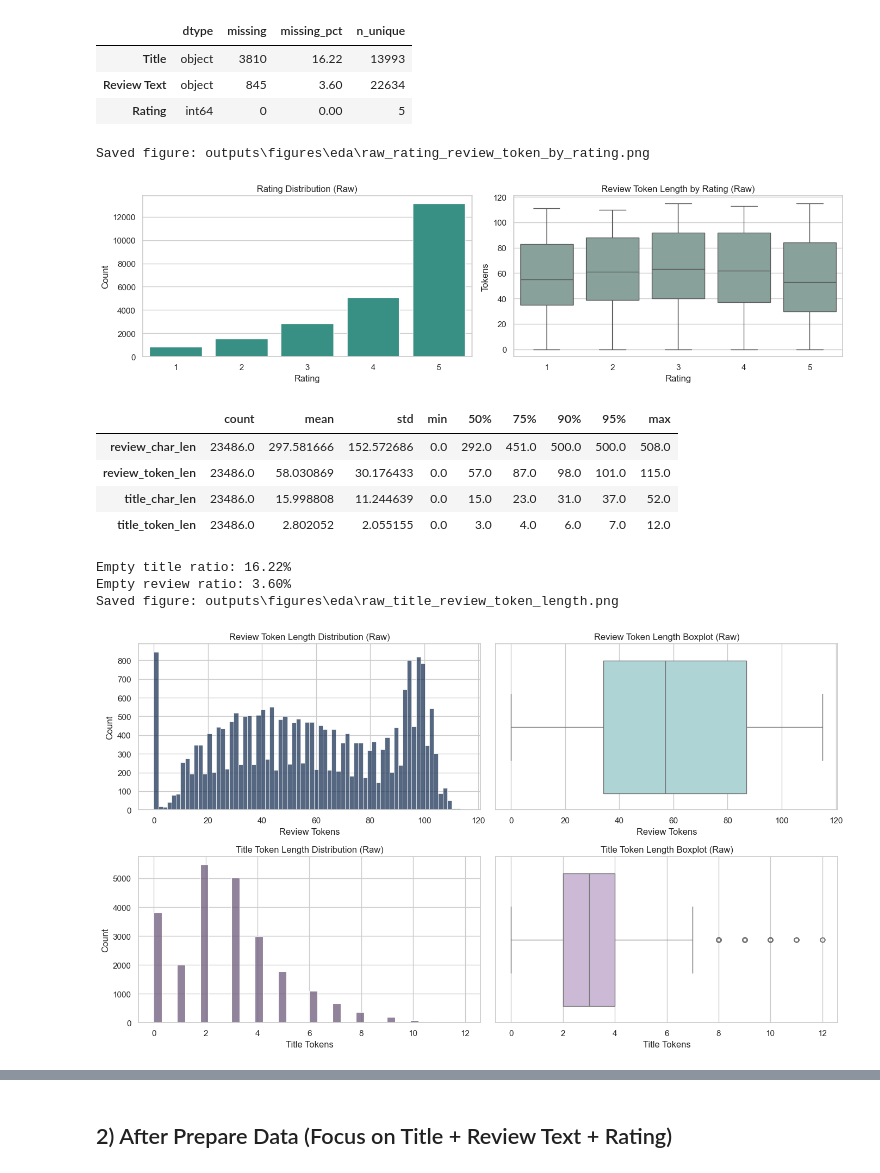
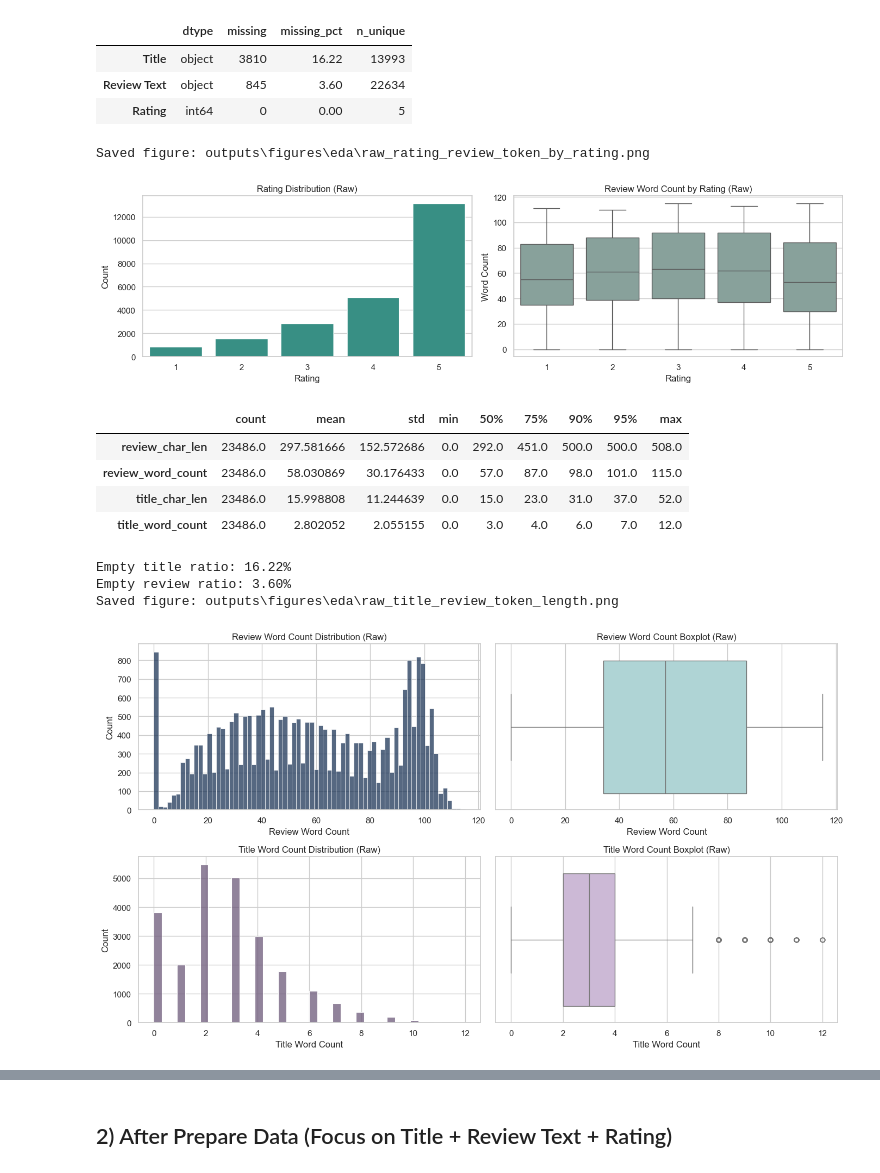
Before and after one commit to huynguyentuank22/CO3133_DL, a Jupyter notebook: notebooks/eda.ipynb, the cells around one changed output, grey strips where cells are left out. Saved outputs shown, nothing was run; the diff lists cells and outputs as text; code cells hidden in the pictures.

```diff
--- a/notebooks/eda.ipynb
+++ b/notebooks/eda.ipynb
@@ -95,41 +97,41 @@ display(raw_profile)
 | Rating | int64 | 0 | 0.00 | 5 |
 # %%
 rating_series = pd.to_numeric(raw_original["Rating"], errors="coerce")
-review_tokens_raw = raw_original["Review Text"].fillna("").astype(str).str.split().str.len()
+review_word_count_raw = raw_original["Review Text"].fillna("").astype(str).str.split().str.len()
 
 fig, axes = plt.subplots(1, 2, figsize=(14, 4))
 
 rating_order = sorted(rating_series.dropna().astype(int).unique().tolist())
 sns.countplot(x=rating_series.dropna().astype(int), order=rating_order, ax=axes[0], color="#2a9d8f")
 axes[0].set_title("Rating Distribution (Raw)")
 axes[0].set_xlabel("Rating")
 axes[0].set_ylabel("Count")
 
 tmp = pd.DataFrame({
     "rating": rating_series,
-    "review_tokens": review_tokens_raw,
+    "review_word_count": review_word_count_raw,
 }).dropna()
 tmp["rating"] = tmp["rating"].astype(int)
-sns.boxplot(data=tmp, x="rating", y="review_tokens", ax=axes[1], color="#84a59d")
-axes[1].set_title("Review Token Length by Rating (Raw)")
+sns.boxplot(data=tmp, x="rating", y="review_word_count", ax=axes[1], color="#84a59d")
+axes[1].set_title("Review Word Count by Rating (Raw)")
 axes[1].set_xlabel("Rating")
-axes[1].set_ylabel("Tokens")
+axes[1].set_ylabel("Word Count")
 
 plt.tight_layout()
 save_current_figure("raw_rating_review_token_by_rating.png")
 plt.show()
 # %% [output]
 Saved figure: outputs\figures\eda\raw_rating_review_token_by_rating.png
-[figure, old version]
+[figure, new version]
 # %%
 review_text_raw = raw_original["Review Text"].fillna("").astype(str)
 title_text_raw = raw_original["Title"].fillna("").astype(str)
 
 raw_text_stats = pd.DataFrame({
     "review_char_len": review_text_raw.str.len(),
-    "review_token_len": review_text_raw.str.split().str.len(),
+    "review_word_count": review_text_raw.str.split().str.len(),
     "title_char_len": title_text_raw.str.len(),
-    "title_token_len": title_text_raw.str.split().str.len(),
+    "title_word_count": title_text_raw.str.split().str.len(),
 })
 
 display(raw_text_stats.describe(percentiles=[0.5, 0.75, 0.9, 0.95]).T)
@@ -137,21 +139,21 @@ print(f"Empty title ratio: {(title_text_raw.str.strip() == '').mean() * 100:.2f}
 print(f"Empty review ratio: {(review_text_raw.str.strip() == '').mean() * 100:.2f}%")
 
 fig, axes = plt.subplots(2, 2, figsize=(14, 8))
-sns.histplot(raw_text_stats["review_token_len"], bins=70, ax=axes[0, 0], color="#1d3557")
-axes[0, 0].set_title("Review Token Length Distribution (Raw)")
-axes[0, 0].set_xlabel("Review Tokens")
+sns.histplot(raw_text_stats["review_word_count"], bins=70, ax=axes[0, 0], color="#1d3557")
+axes[0, 0].set_title("Review Word Count Distribution (Raw)")
+axes[0, 0].set_xlabel("Review Word Count")
 
-sns.boxplot(x=raw_text_stats["review_token_len"], ax=axes[0, 1], color="#a8dadc")
-axes[0, 1].set_title("Review Token Length Boxplot (Raw)")
-axes[0, 1].set_xlabel("Review Tokens")
+sns.boxplot(x=raw_text_stats["review_word_count"], ax=axes[0, 1], color="#a8dadc")
+axes[0, 1].set_title("Review Word Count Boxplot (Raw)")
+axes[0, 1].set_xlabel("Review Word Count")
 
-sns.histplot(raw_text_stats["title_token_len"], bins=40, ax=axes[1, 0], color="#6d597a")
-axes[1, 0].set_title("Title Token Length Distribution (Raw)")
-axes[1, 0].set_xlabel("Title Tokens")
+sns.histplot(raw_text_stats["title_word_count"], bins=40, ax=axes[1, 0], color="#6d597a")
+axes[1, 0].set_title("Title Word Count Distribution (Raw)")
+axes[1, 0].set_xlabel("Title Word Count")
 
-sns.boxplot(x=raw_text_stats["title_token_len"], ax=axes[1, 1], color="#cdb4db")
-axes[1, 1].set_title("Title Token Length Boxplot (Raw)")
-axes[1, 1].set_xlabel("Title Tokens")
+sns.boxplot(x=raw_text_stats["title_word_count"], ax=axes[1, 1], color="#cdb4db")
+axes[1, 1].set_title("Title Word Count Boxplot (Raw)")
+axes[1, 1].set_xlabel("Title Word Count")
 
 plt.tight_layout()
 save_current_figure("raw_title_review_token_length.png")
@@ -159,13 +161,13 @@ plt.show()
 # %% [output]
 |  | count | mean | std | min | 50% | 75% | 90% | 95% | max |
 | review_char_len | 23486.0 | 297.581666 | 152.572686 | 0.0 | 292.0 | 451.0 | 500.0 | 500.0 | 508.0 |
-| review_token_len | 23486.0 | 58.030869 | 30.176433 | 0.0 | 57.0 | 87.0 | 98.0 | 101.0 | 115.0 |
+| review_word_count | 23486.0 | 58.030869 | 30.176433 | 0.0 | 57.0 | 87.0 | 98.0 | 101.0 | 115.0 |
 | title_char_len | 23486.0 | 15.998808 | 11.244639 | 0.0 | 15.0 | 23.0 | 31.0 | 37.0 | 52.0 |
-| title_token_len | 23486.0 | 2.802052 | 2.055155 | 0.0 | 3.0 | 4.0 | 6.0 | 7.0 | 12.0 |
+| title_word_count | 23486.0 | 2.802052 | 2.055155 | 0.0 | 3.0 | 4.0 | 6.0 | 7.0 | 12.0 |
 Empty title ratio: 16.22%
 Empty review ratio: 3.60%
 Saved figure: outputs\figures\eda\raw_title_review_token_length.png
-[figure, old version]
+[figure, new version]
 # %%
 rating_clean = pd.to_numeric(raw_original["Rating"], errors="coerce")
 missing_title_flag = raw_original["Title"].fillna("").astype(str).str.strip().eq("")
```
Also changed, not shown: parts of 6 cells of this notebook, 8 other files.
